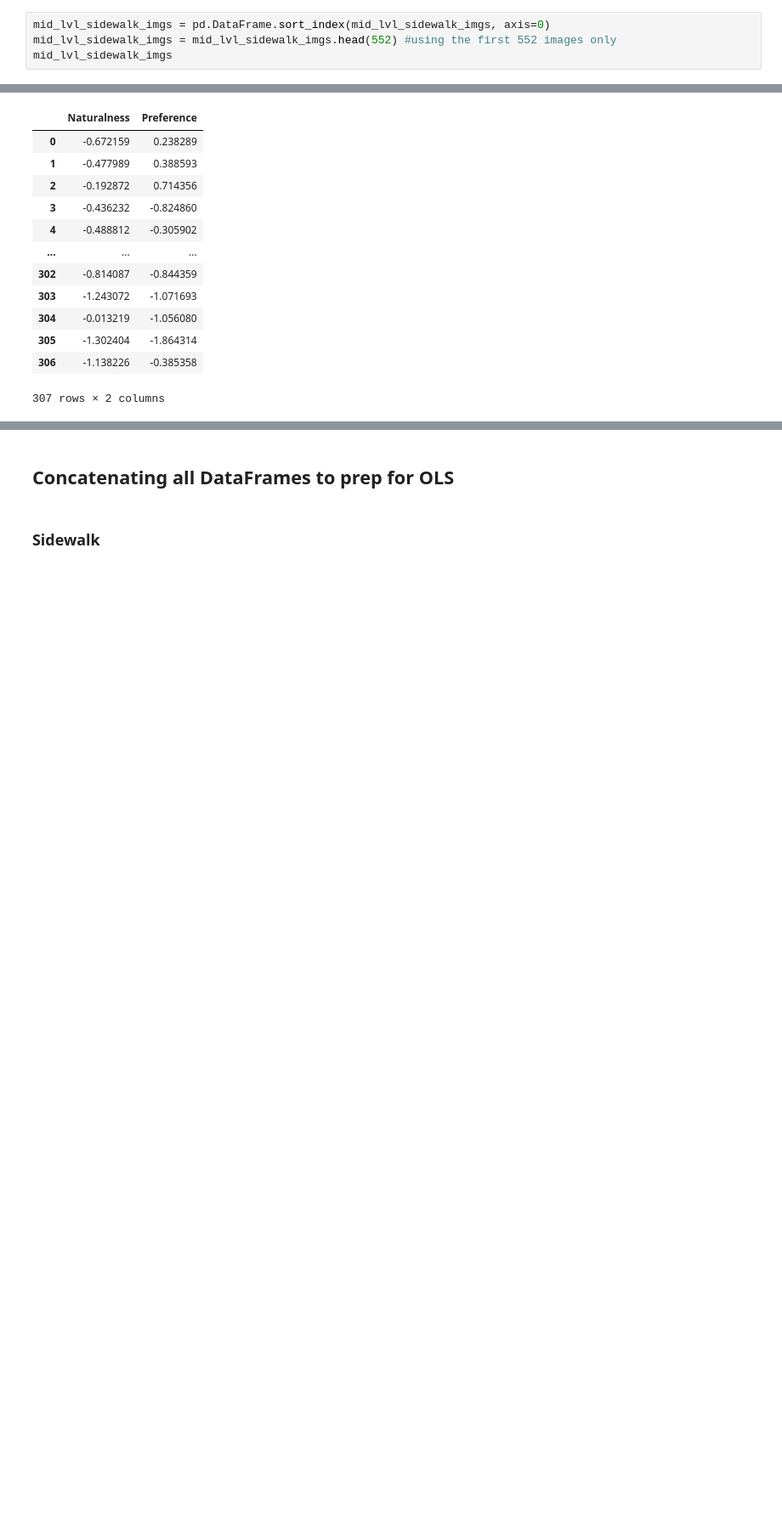
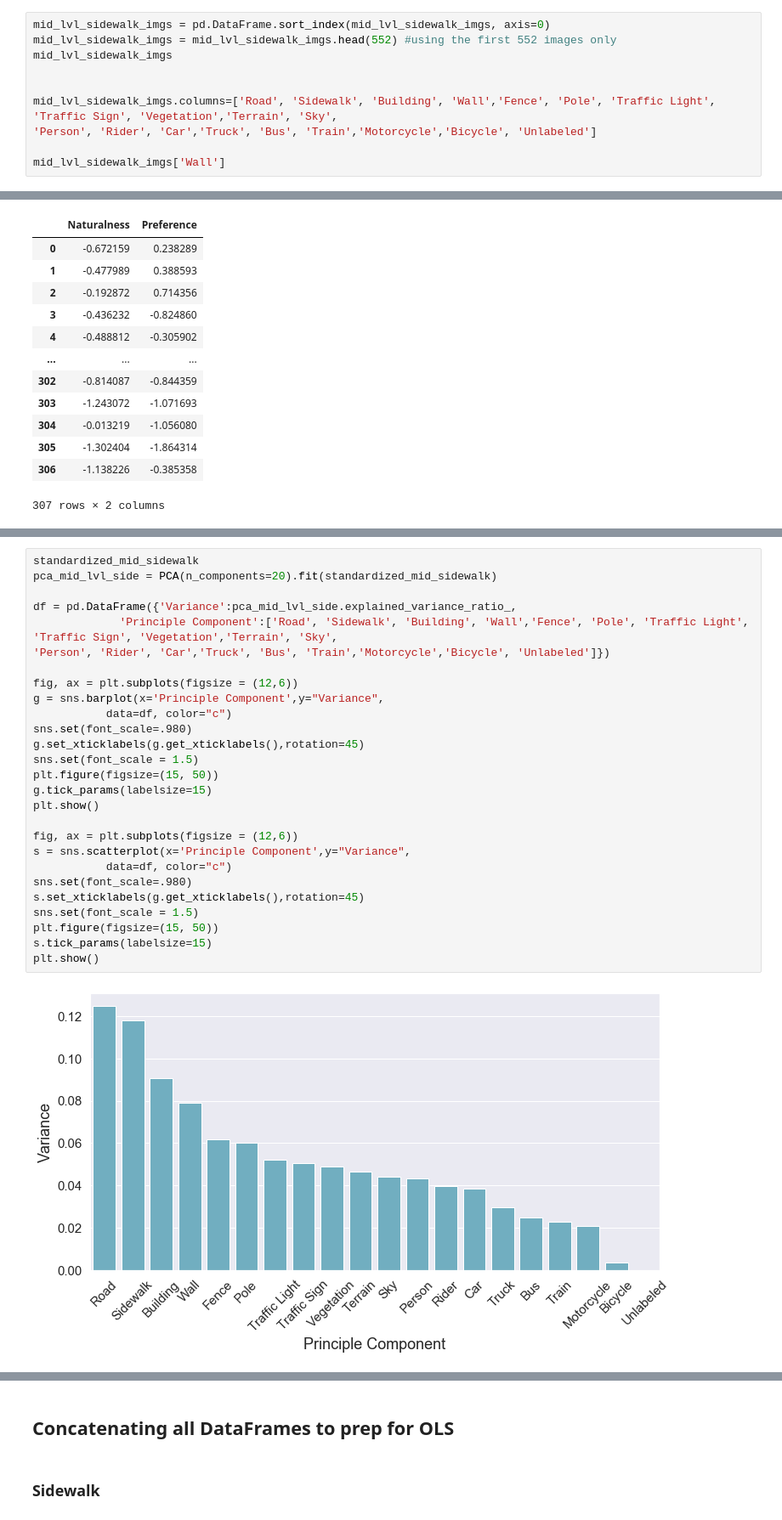
Before and after one commit to gabyakcelik/street_psych, a Jupyter notebook: CodeNotebooks/all_images_reg_code_preference_only.ipynb, the cells around one changed output, grey strips where cells are left out. Shown at 85% size. Cells and saved outputs as stored; diff of their text form; blank space fills up the shorter version.

Commit message:
Add files via upload
PCA and correlation matrix for midlvl (sidewalk only for correlation matrix)

```diff
--- a/CodeNotebooks/all_images_reg_code_preference_only.ipynb
+++ b/CodeNotebooks/all_images_reg_code_preference_only.ipynb
@@ -177,4 +179,10 @@ mid_lvl_img307 = pd.read_csv("/Volumes/GNA_SCHOOL_HD/street_psych/All_CSV_Files/
 mid_lvl_sidewalk_imgs = pd.DataFrame.sort_index(mid_lvl_sidewalk_imgs, axis=0)
 mid_lvl_sidewalk_imgs = mid_lvl_sidewalk_imgs.head(552) #using the first 552 images only
 mid_lvl_sidewalk_imgs
+
+
+mid_lvl_sidewalk_imgs.columns=['Road', 'Sidewalk', 'Building', 'Wall','Fence', 'Pole', 'Traffic Light', 'Traffic Sign', 'Vegetation','Terrain', 'Sky',
+'Person', 'Rider', 'Car','Truck', 'Bus', 'Train','Motorcycle','Bicycle', 'Unlabeled']
+
+mid_lvl_sidewalk_imgs['Wall']
 # %% [output]
@@ -522,0 +562,29 @@ standardized_ratings_omid
+# %%
+standardized_mid_sidewalk
+pca_mid_lvl_side = PCA(n_components=20).fit(standardized_mid_sidewalk)
+
+df = pd.DataFrame({'Variance':pca_mid_lvl_side.explained_variance_ratio_,
+             'Principle Component':['Road', 'Sidewalk', 'Building', 'Wall','Fence', 'Pole', 'Traffic Light', 'Traffic Sign', 'Vegetation','Terrain', 'Sky',
+'Person', 'Rider', 'Car','Truck', 'Bus', 'Train','Motorcycle','Bicycle', 'Unlabeled']})
+
+fig, ax = plt.subplots(figsize = (12,6))
+g = sns.barplot(x='Principle Component',y="Variance",
+           data=df, color="c")
+sns.set(font_scale=.980)
+g.set_xticklabels(g.get_xticklabels(),rotation=45)
+sns.set(font_scale = 1.5)
+plt.figure(figsize=(15, 50))
+g.tick_params(labelsize=15)
+plt.show()
+
+fig, ax = plt.subplots(figsize = (12,6))
+s = sns.scatterplot(x='Principle Component',y="Variance",
+           data=df, color="c")
+sns.set(font_scale=.980)
+s.set_xticklabels(g.get_xticklabels(),rotation=45)
+sns.set(font_scale = 1.5)
+plt.figure(figsize=(15, 50))
+s.tick_params(labelsize=15)
+plt.show()
+# %% [output]
+[figure, added]
```
Also changed, not shown: parts of 44 cells of this notebook.
